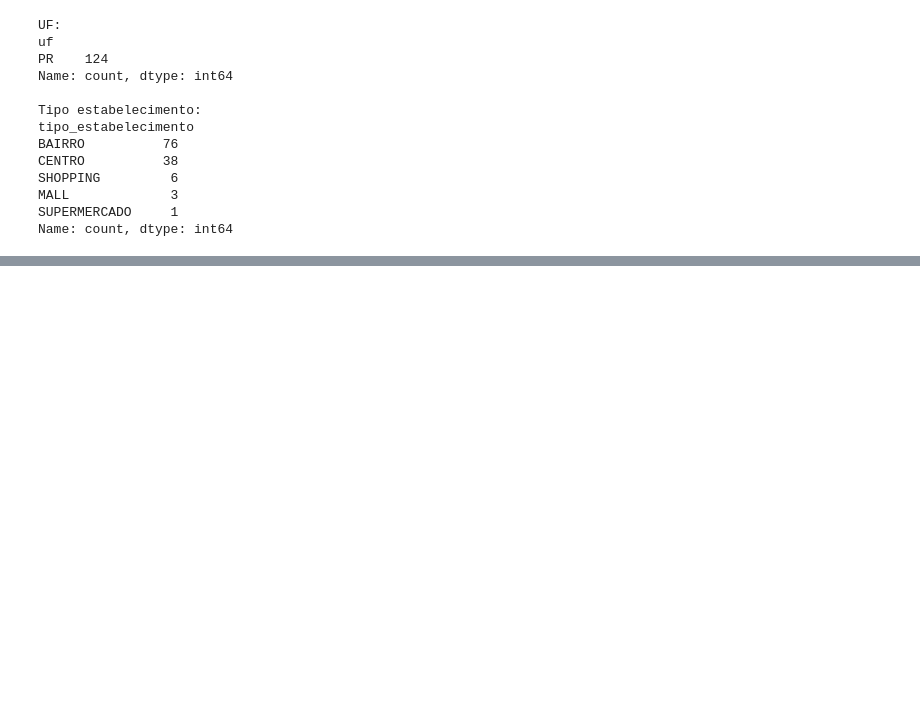
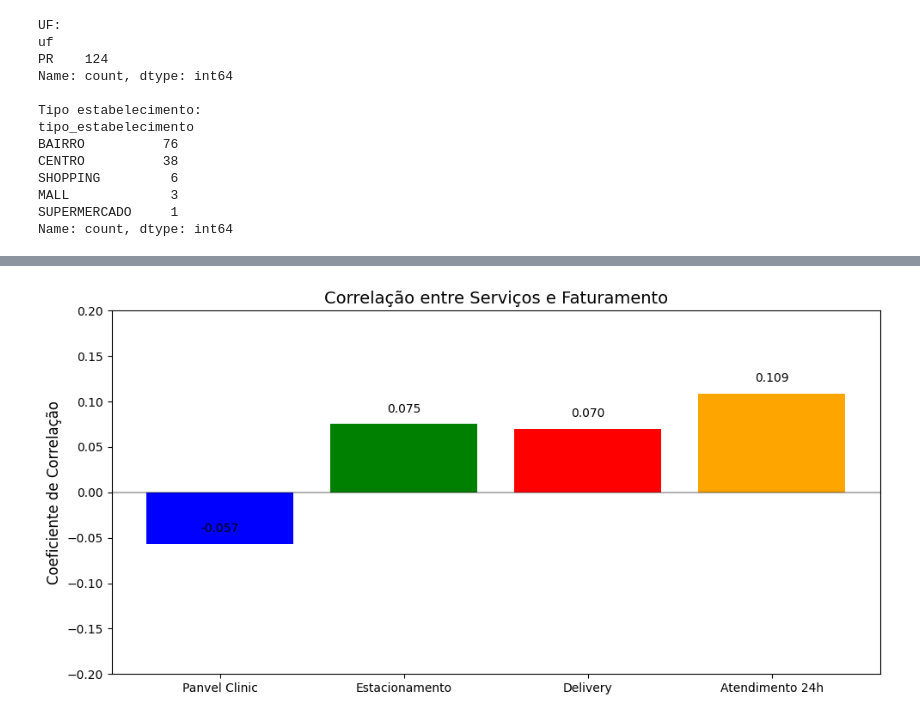
Before and after one commit to Thiagotl/case_panvel_ds_jr, a Jupyter notebook: script1.ipynb, the cells around one changed output, grey strips where cells are left out. Drawn from its saved outputs; the diff is of its cells as text; code cells hidden in the pictures; blank space fills up the shorter version.

```diff
--- a/script1.ipynb
+++ b/script1.ipynb
@@ -288,3 +308,12 @@ df_vendas_final
 | 42189 | 1887 | 2025-12-30 | 735.0 | 16174.26540 | 106 | MENOS DE 1 ANO | MARINGA | PR | ... |
 | 42190 | 1887 | 2025-12-31 | 435.0 | 9215.91387 | 75 | MENOS DE 1 ANO | MARINGA | PR | ... |
 42191 rows × 14 columns
+# %%
+import pandas as pd
+
+loja = 1500
+
+# 1) filtra vendas (bruto) e metas (bruto) dessa loja
+v = df_vendas[df_vendas["codigo_filial"] == loja].copy()
+m = df_metas_vendas[df_metas_vendas["codigo_filial"] == loja].copy()
+f = df_filiais[df_filiais["codigo_filial"] == loja].copy()
@@ -595,0 +1168,31 @@ Name: count, dtype: int64
+# %%
+import matplotlib.pyplot as plt
+import numpy as np
+
+# Preparar dados para gráfico
+variaveis = ['Panvel Clinic', 'Estacionamento', 'Delivery', 'Atendimento 24h']
+correlacoes = [
+    correlacao_completa.loc['faturamento', 'panvel_clinic_numeric'],
+    correlacao_completa.loc['faturamento', 'estacionamento_numeric'],
+    correlacao_completa.loc['faturamento', 'delivery_numeric'],
+    correlacao_completa.loc['faturamento', 'atendimento_24h_numeric']
+]
+
+# Criar gráfico
+plt.figure(figsize=(10, 5))
+bars = plt.bar(variaveis, correlacoes, color=['blue', 'green', 'red', 'orange'])
+plt.axhline(y=0, color='black', linestyle='-', alpha=0.3)
+plt.title('Correlação entre Serviços e Faturamento', fontsize=14)
+plt.ylabel('Coeficiente de Correlação', fontsize=12)
+plt.ylim(-0.2, 0.2)
+
+# Adicionar valores nas barras
+for bar, corr in zip(bars, correlacoes):
+    height = bar.get_height()
+    plt.text(bar.get_x() + bar.get_width()/2., height + 0.01,
+             f'{corr:.3f}', ha='center', va='bottom')
+
+plt.tight_layout()
+plt.show()
+# %% [output]
+[figure, added]
```
Also changed, not shown: parts of 51 cells of this notebook.
